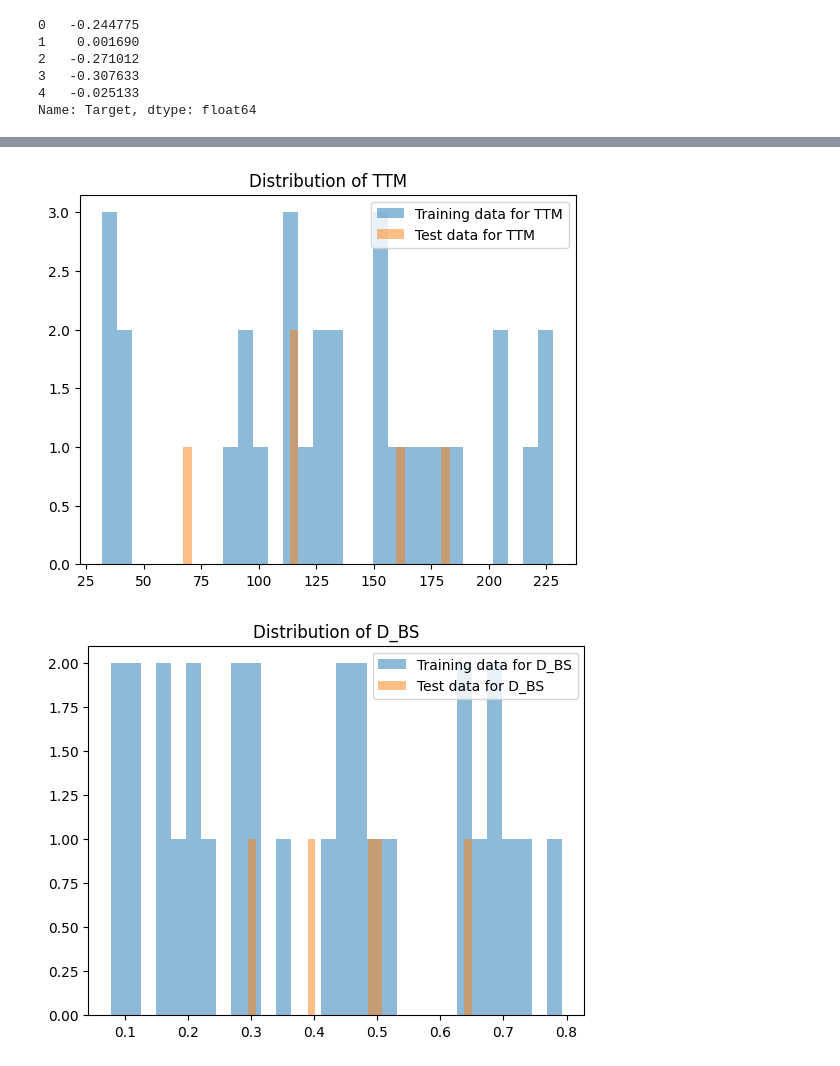
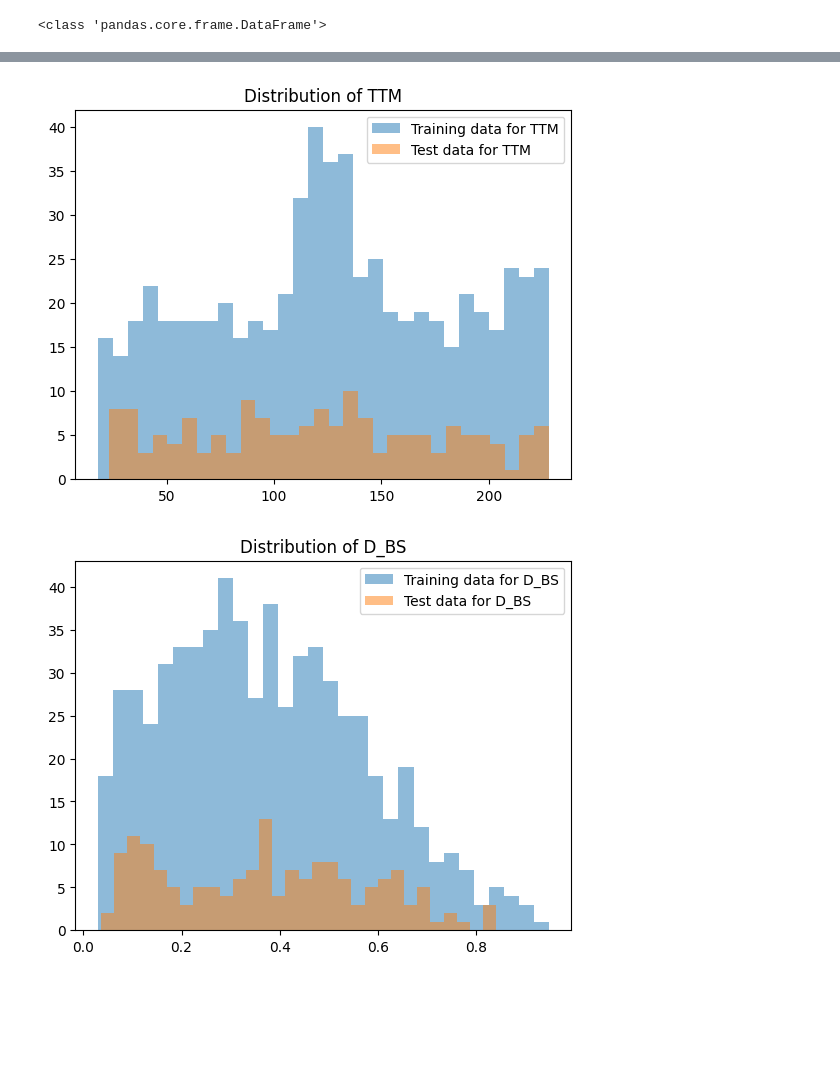
Before and after one commit to Thomas101Shen/Dynamic_hedging, a Jupyter notebook: FNN_residuals.ipynb, the cells around one changed output, grey strips where cells are left out. Saved outputs shown, nothing was run; the diff lists cells and outputs as text; code cells hidden in the pictures; blank space fills up the shorter version.

```diff
--- a/FNN_residuals.ipynb
+++ b/FNN_residuals.ipynb
@@ -20,18 +14,16 @@ data = pd.read_csv(url)
 # %%
+url = 'https://raw.githubusercontent.com/Thomas101Shen/Dynamic_hedging/refs/heads/main/Option_SPX.csv'
+data = pd.read_csv(url)
+
 print(data.shape)
 data.dropna(inplace=True)
 print(data.shape)
 print(data.head())
 
-feature_cols = ['Moneyness', 'TTM', 'D_BS']
+X = data[['Moneyness', 'TTM', 'D_BS']]
+y = data[['Target']]
 
-X_train = data[feature_cols].iloc[0:30]
-y_train = data['Target'].iloc[0:30]
-
-X_test = data[feature_cols].iloc[30:35]
-y_test = data['Target'].iloc[30:35]
-
-print(f'\n\nFeatures:\n {X_train.describe()} \n test features: \n { X_test.describe()} \n\n Training target var data:\n {y_train.describe()}\n test target var data: {y_test.describe()}')
+print(f'\n\nFeatures:\n {X.describe()} \n\n\n Test data:\n {y.describe()}')
 # %% [output]
 (1008, 14)
 (1008, 14)
@@ -68,14 +99,10 @@ def describe_data(df):
 # %%
-# X_train, X_test, y_train, y_test = train_test_split(X, y, test_size=0.2, random_state=42, shuffle=True)
+X_train_val, X_test, y_train_val, y_test = train_test_split(X, y, test_size=0.2, random_state=42)
+# print(type(y_train_val))
+# %% [output]
+<class 'pandas.core.frame.DataFrame'>
-# %%
-y_train.head()
-# %% [output]
-0   -0.244775
-1    0.001690
-2   -0.271012
-3   -0.307633
-4   -0.025133
-Name: Target, dtype: float64
+# %%
+X_train, X_val, y_train, y_val = train_test_split(X_train_val, y_train_val, test_size=0.2, random_state=42)
 # %%
 def plot_train_test(train, test):
     columns = train.columns.tolist()
@@ -89,9 +119,14 @@ def plot_train_test(train, test):
 # %%
+plot_train_test(X_train, X_val)
+print("\n\n\n\n\n\n")
 plot_train_test(X_train, X_test)
 print("\n\n\n\n\n\n")
+plot_train_test(X_val, X_test)
+print("\n\n\n\n\n\n")
 
-
-y_train = pd.DataFrame(y_train)
-y_test = pd.DataFrame(y_test)
+plot_train_test(y_train, y_val)
+print("\n\n\n\n\n\n")
 plot_train_test(y_train, y_test)
+print("\n\n\n\n\n\n")
+plot_train_test(y_val, y_test)  # Make note this is comparing the val to test
 # %% [output]
@@ -99,2 +134,2 @@ plot_train_test(y_train, y_test)
-[figure, old version]
+[figure, new version]
-[figure, old version]
+[figure, new version]
```
Also changed, not shown: parts of 15 cells of this notebook, 1 other file.
